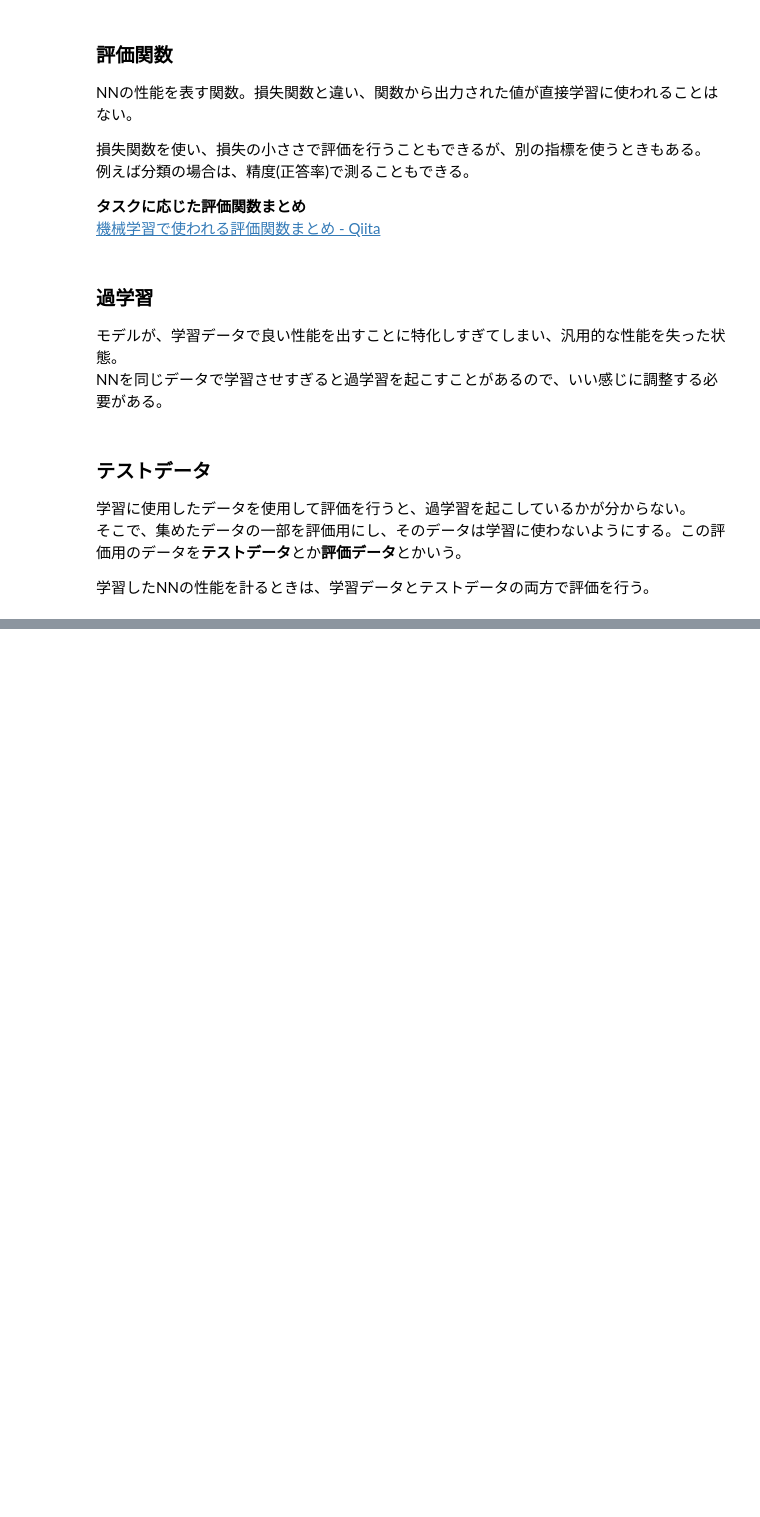
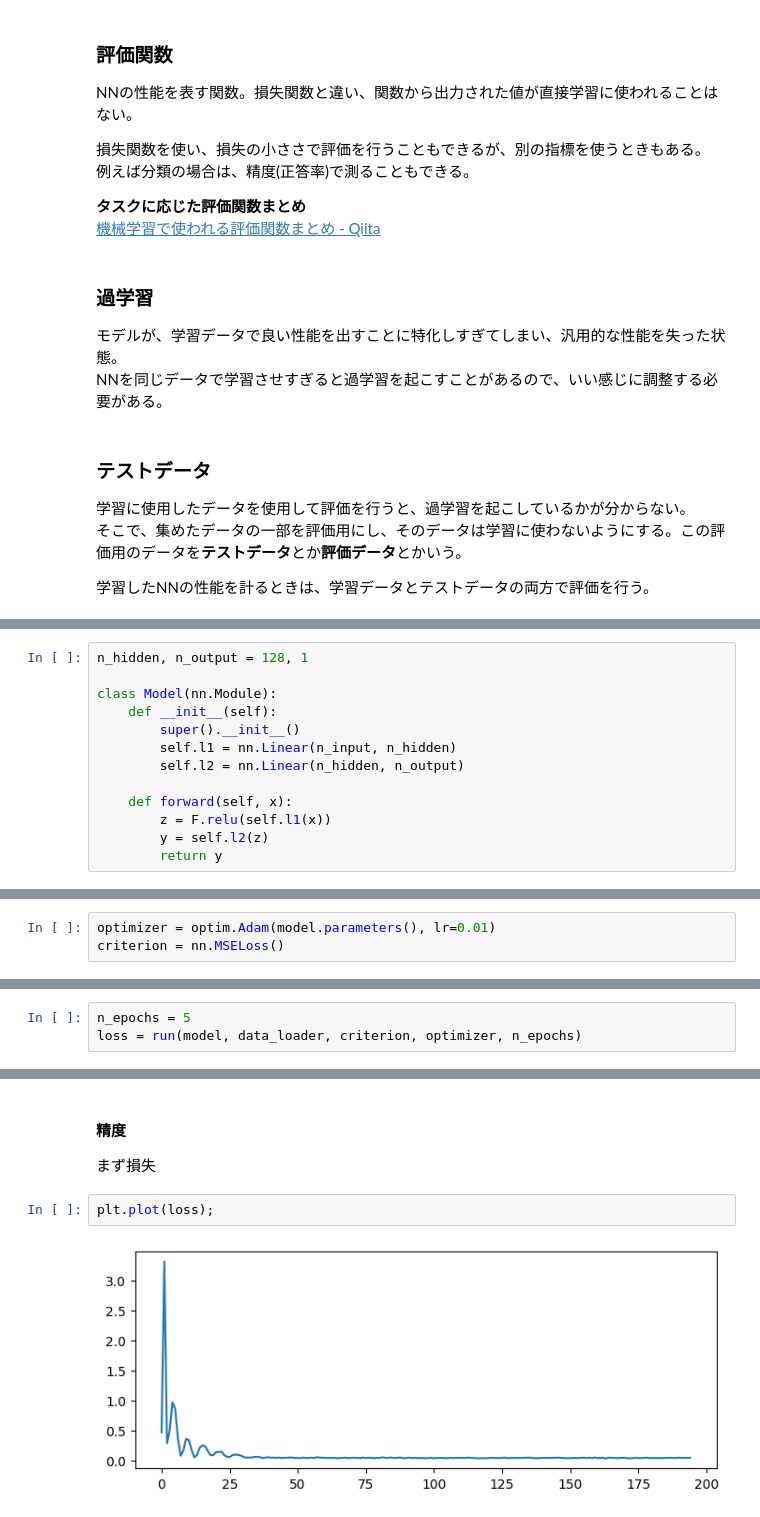
Before and after one commit to misya11p/deep-learning, a Jupyter notebook: nn.ipynb, the cells around one changed output, grey strips where cells are left out. Cells and saved outputs as stored; diff of their text form; blank space fills up the shorter version.

```diff
--- a/nn.ipynb
+++ b/nn.ipynb
@@ -1581,0 +1325,13 @@ loss:0.21938154101371765, acc:0.9336000084877014
+# %%
+n_hidden, n_output = 128, 1
+
+class Model(nn.Module):
+    def __init__(self):
+        super().__init__()
+        self.l1 = nn.Linear(n_input, n_hidden)
+        self.l2 = nn.Linear(n_hidden, n_output)
+
+    def forward(self, x):
+        z = F.relu(self.l1(x))
+        y = self.l2(z)
+        return y
@@ -1581,0 +1350,3 @@ loss:0.21938154101371765, acc:0.9336000084877014
+# %%
+optimizer = optim.Adam(model.parameters(), lr=0.01)
+criterion = nn.MSELoss()
@@ -1581,0 +1369,3 @@ loss:0.21938154101371765, acc:0.9336000084877014
+# %%
+n_epochs = 5
+loss = run(model, data_loader, criterion, optimizer, n_epochs)
@@ -1581,0 +1378,8 @@ loss:0.21938154101371765, acc:0.9336000084877014
+# %% [markdown]
+#### 精度
+
+まず損失
+# %%
+plt.plot(loss);
+# %% [output]
+[figure, added]
```
Also changed, not shown: parts of 115 cells of this notebook, 1 other file.
